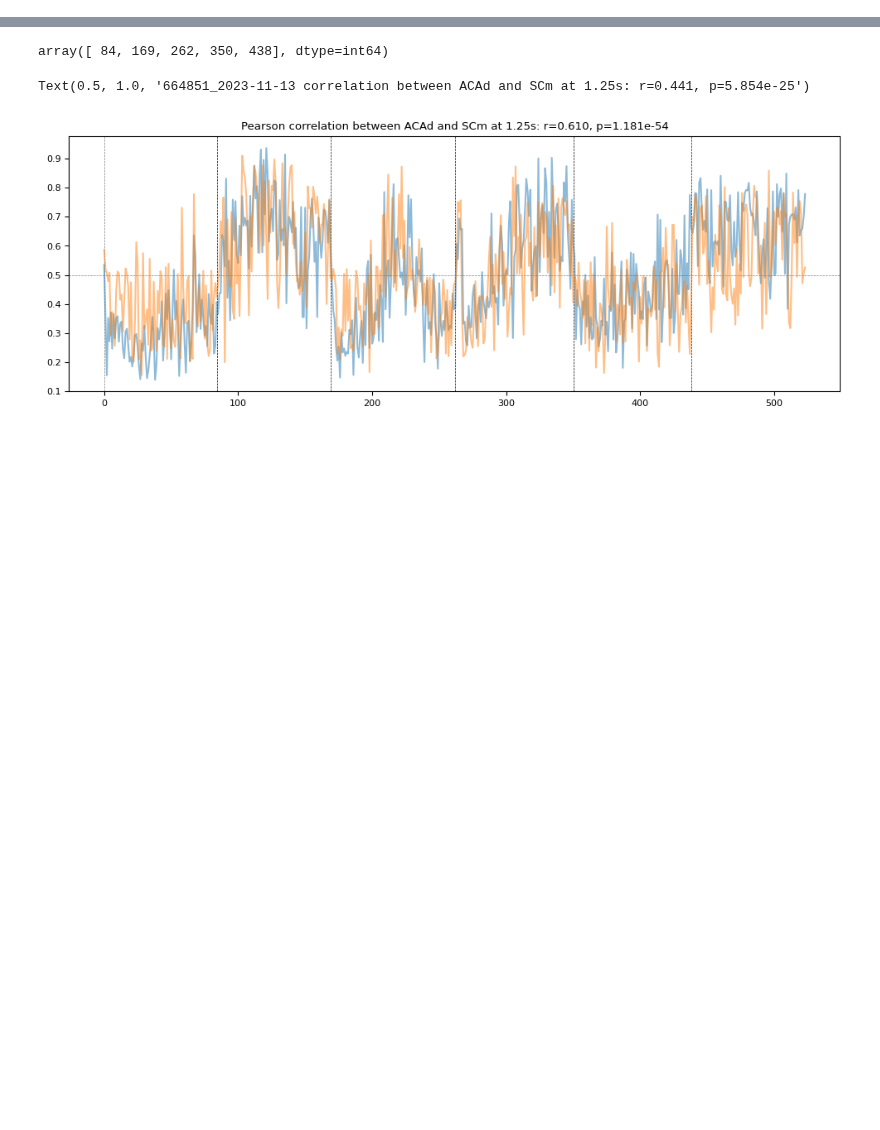
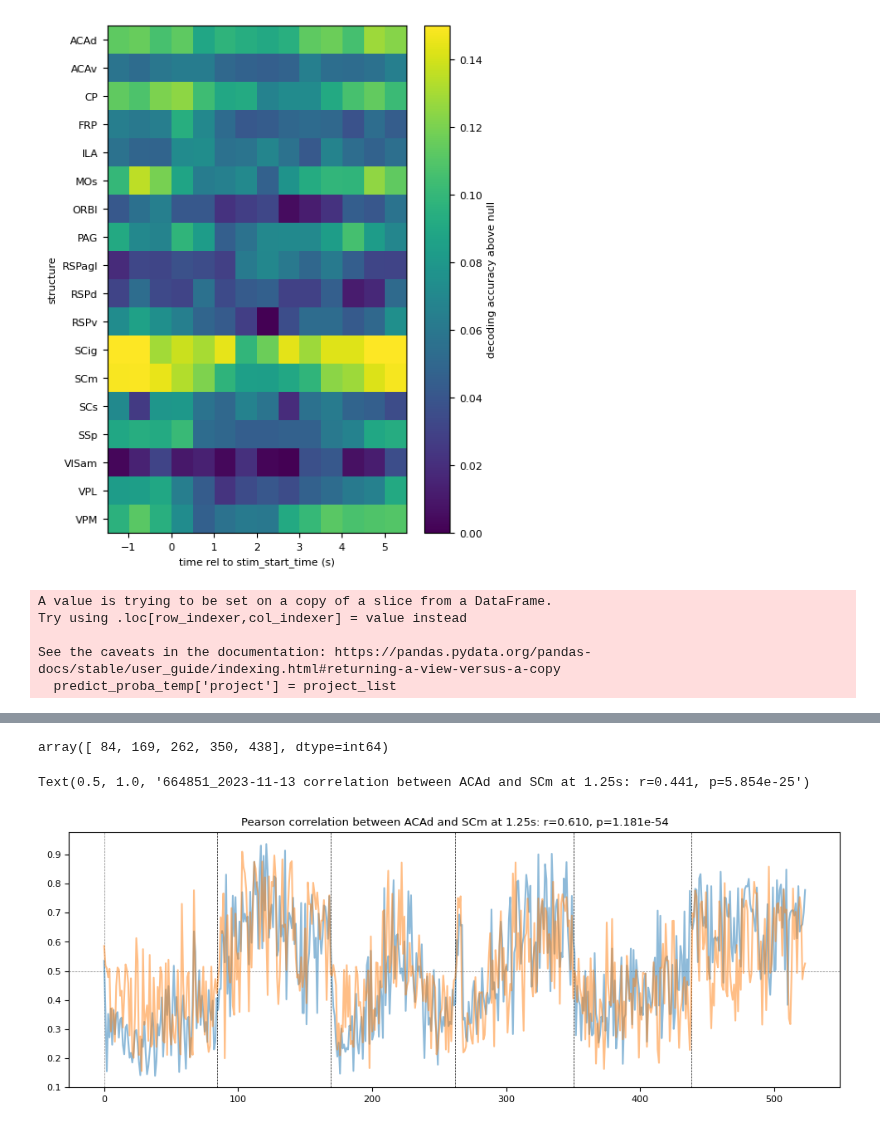
Before and after one commit to AllenInstitute/dynamic_routing_analysis, a Jupyter notebook: notebooks/plot_multi_timebin_decoder_results.ipynb, the cells around one changed output, grey strips where cells are left out. Saved outputs shown, nothing was run; the diff lists cells and outputs as text; code cells hidden in the pictures; blank space fills up the shorter version.

```diff
--- a/notebooks/plot_multi_timebin_decoder_results.ipynb
+++ b/notebooks/plot_multi_timebin_decoder_results.ipynb
@@ -268,7 +289,7 @@ fig.tight_layout()
 # %%
 #average over areas from good sessions
 
-time_aligned_to="response_time"
+time_aligned_to="stim_start_time"
 min_n_passing_blocks=4
 
 mean_timemod_accuracy_by_structure={
@@ -304,19 +327,21 @@ mean_timemod_accuracy_by_structure_df=pd.DataFrame(mean_timemod_accuracy_by_stru
 # %%
-structure_matrix=np.vstack(mean_timemod_accuracy_by_structure_df.query('n_sessions>=3')['mean_diff'].values)
-structure_labels=mean_timemod_accuracy_by_structure_df.query('n_sessions>=3')['structure'].values
+structure_matrix=np.vstack(mean_timemod_accuracy_by_structure_df.query('n_sessions>=1')['mean_diff'].values)
+structure_labels=mean_timemod_accuracy_by_structure_df.query('n_sessions>=1')['structure'].values
 
-fig,ax=plt.subplots(1,1,figsize=(5,10))
+fig,ax=plt.subplots(1,1,figsize=(5,6))
 im=ax.imshow(structure_matrix, aspect='auto', cmap='viridis', vmin=0, vmax=0.15, extent=[bins[0]-0.25, bins[-1]+0.25, len(structure_labels), 0])
 ax.set_yticks(np.arange(len(structure_labels))+0.5, structure_labels, ha='right')
 # ax.set_xticks(np.arange(len(bins)))
 # ax.set_xticklabels(bins)
 ax.set_xlabel('time rel to '+time_aligned_to+' (s)')
 ax.set_ylabel('structure')
 
 # ax.set_title(f"mean decoding accuracy above null; {sel_unit_subsample_size} units; {min_n_passing_blocks} blocks")
 
 fig.colorbar(im, ax=ax, label='decoding accuracy above null')
 fig.tight_layout()
+# %% [output]
+[figure, added]
 # %%
 bins
 # %%
@@ -428,0 +452,18 @@ predict_proba_pd['structure'].unique()
+# %%
+#add project column to predict_proba_pd and filter to just one time bin
+predict_proba_temp=predict_proba_pd.query('bin_center==-0.25')
+
+project_list = []
+for rr, row in predict_proba_temp.iterrows():
+    project= session_table.filter(
+        pl.col('session_id') == row['session_id']
+    )['project'][0]
+    project_list.append(project)
+
+predict_proba_temp['project'] = project_list
+# %% [output]
+A value is trying to be set on a copy of a slice from a DataFrame.
+Try using .loc[row_indexer,col_indexer] = value instead
+
+See the caveats in the documentation: https://pandas.pydata.org/pandas-docs/stable/user_guide/indexing.html#returning-a-view-versus-a-copy
+  predict_proba_temp['project'] = project_list
```
Also changed, not shown: parts of 16 cells of this notebook.
